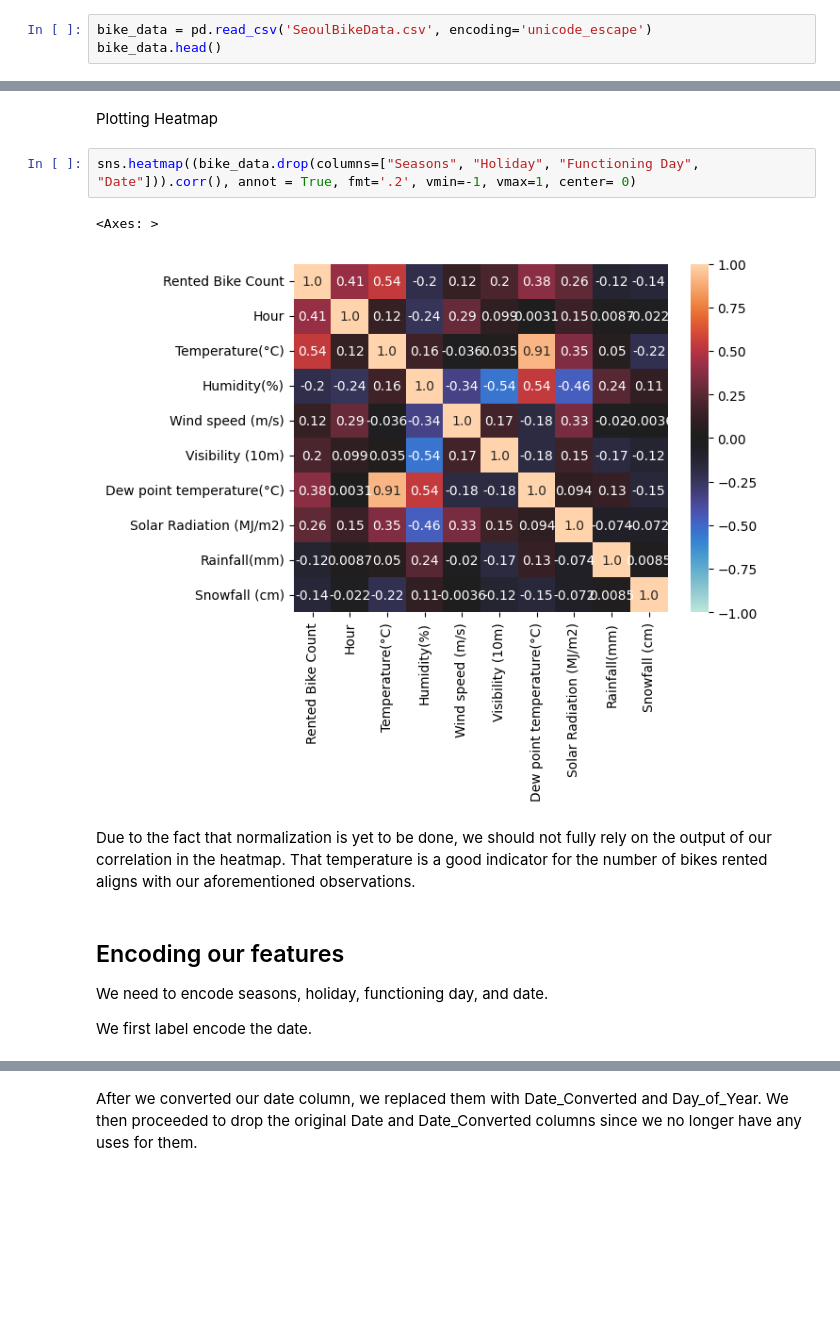
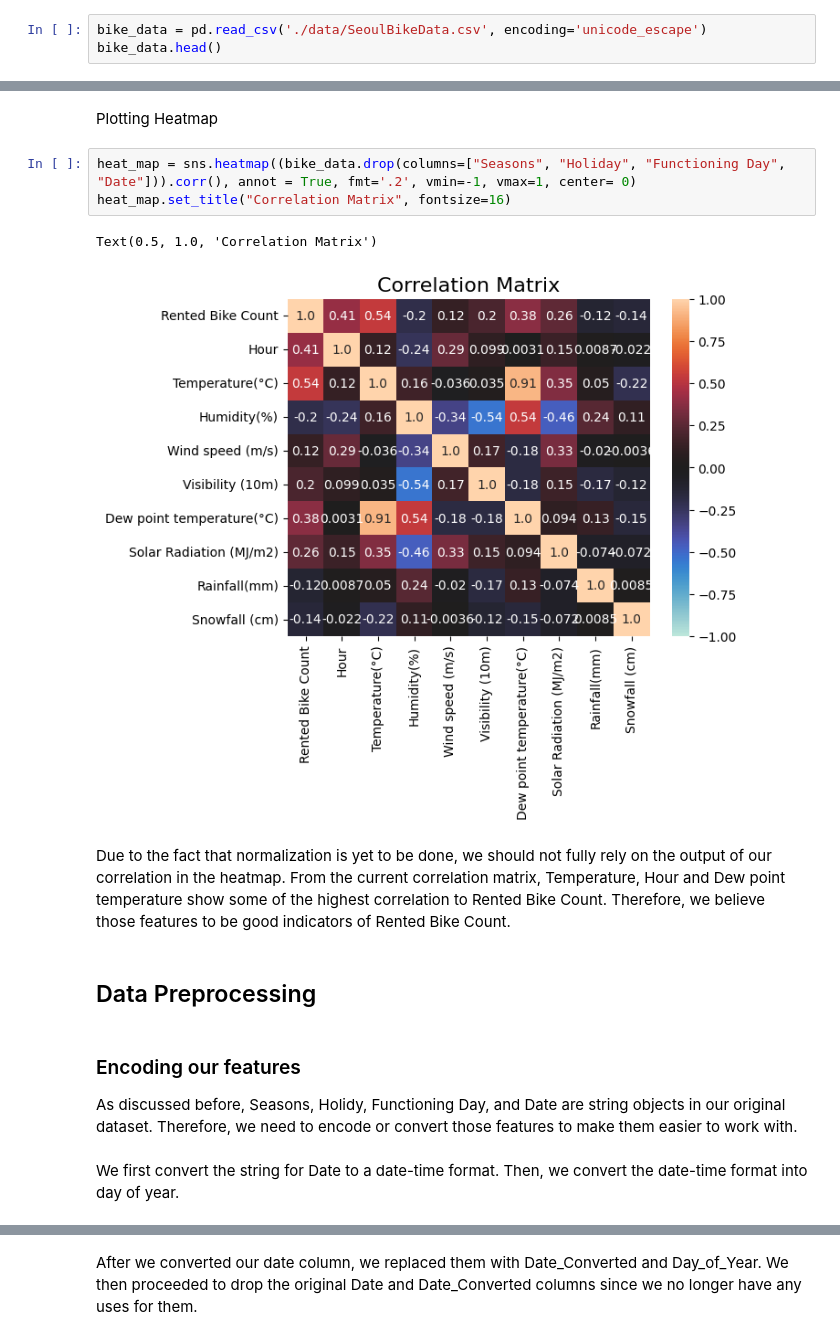
Before and after one commit to dennisliang01/CSE151A_Group_Proejct, a Jupyter notebook: project.ipynb, the cells around one changed output, grey strips where cells are left out. Cells and saved outputs as stored; diff of their text form; blank space fills up the shorter version.

```diff
--- a/project.ipynb
+++ b/project.ipynb
@@ -14,5 +27,5 @@ from scipy.stats import shapiro
 # %%
-bike_data = pd.read_csv('SeoulBikeData.csv', encoding='unicode_escape')
+bike_data = pd.read_csv('./data/SeoulBikeData.csv', encoding='unicode_escape')
 bike_data.head()
 # %% [output]
 |  | Date | Rented Bike Count | Hour | Temperature(°C) | Humidity(%) | Wind speed (m/s) | Visibility (10m) | ... |
@@ -126,15 +145,18 @@ Holiday as well as Functioning Day are essentially boolean data, thus we will co
 # %% [markdown]
 Plotting Heatmap
 # %%
-sns.heatmap((bike_data.drop(columns=["Seasons", "Holiday", "Functioning Day", "Date"])).corr(), annot = True, fmt='.2', vmin=-1, vmax=1, center= 0)
+heat_map = sns.heatmap((bike_data.drop(columns=["Seasons", "Holiday", "Functioning Day", "Date"])).corr(), annot = True, fmt='.2', vmin=-1, vmax=1, center= 0)
+heat_map.set_title("Correlation Matrix", fontsize=16)
 # %% [output]
-<Axes: >
+Text(0.5, 1.0, 'Correlation Matrix')
-[figure, old version]
+[figure, new version]
 # %% [markdown]
-Due to the fact that normalization is yet to be done, we should not fully rely on the output of our correlation in the heatmap. That temperature is a good indicator for the number of bikes rented aligns with our aforementioned observations.
+Due to the fact that normalization is yet to be done, we should not fully rely on the output of our correlation in the heatmap. From the current correlation matrix, Temperature, Hour and Dew point temperature show some of the highest correlation to Rented Bike Count. Therefore, we believe those features to be good indicators of Rented Bike Count.
-# %% [markdown]
-## Encoding our features
-We need to encode seasons, holiday, functioning day, and date.
-
-We first label encode the date.
+# %% [markdown]
+## Data Preprocessing
+# %% [markdown]
+### Encoding our features
+As discussed before, Seasons, Holidy, Functioning Day, and Date are string objects in our original dataset. Therefore, we need to encode or convert those features to make them easier to work with.
+# %% [markdown]
+We first convert the string for Date to a date-time format. Then, we convert the date-time format into day of year.
 # %%
```
Also changed, not shown: parts of 40 cells of this notebook, 1 other file.
